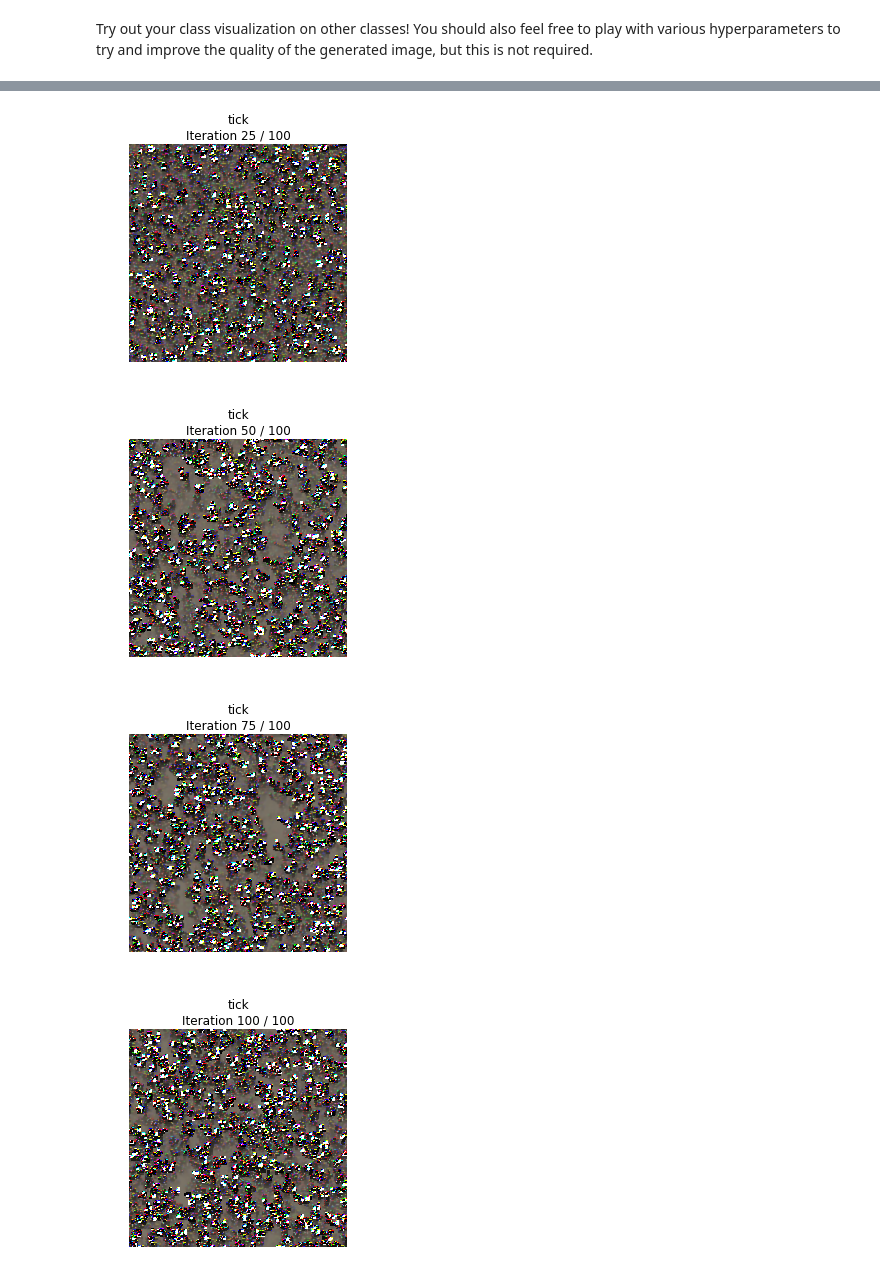
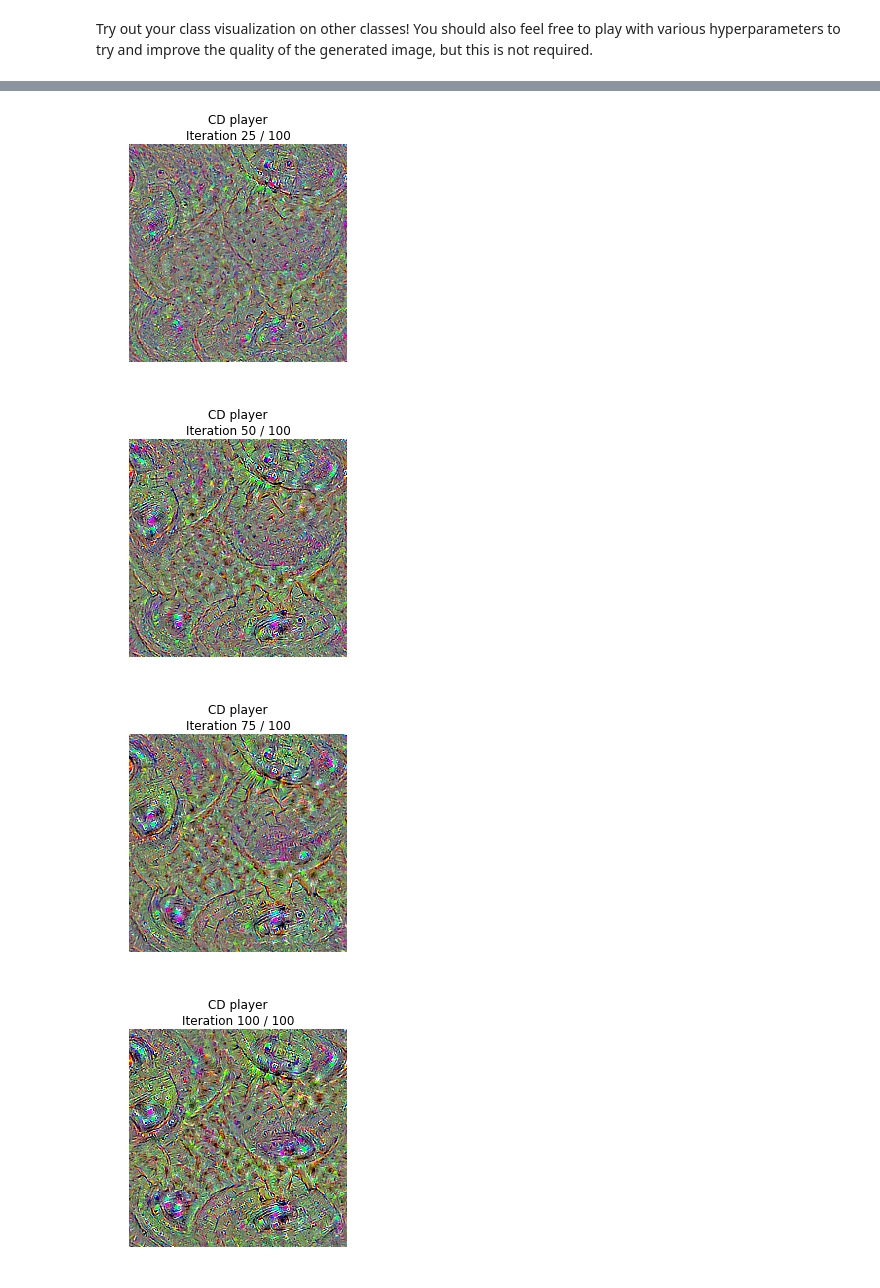
Before and after one commit to hbghhy/cs231_cv, a Jupyter notebook: assignment3/NetworkVisualization-TensorFlow.ipynb, the cells around one changed output, grey strips where cells are left out. Saved outputs shown, nothing was run; the diff lists cells and outputs as text; code cells hidden in the pictures.

```diff
--- a/assignment3/NetworkVisualization-TensorFlow.ipynb
+++ b/assignment3/NetworkVisualization-TensorFlow.ipynb
@@ -219,7 +219,7 @@ def make_fooling_image(X, target_y, model):
     grads = tf.gradients(score, model.image);
     while counter < maxIt:
         g = sess.run(grads, {model.image: X_fooling})
-        dX = learning_rate * g[0] / tf.norm(g[0])
+        dX = learning_rate * g[0] / tf.nn.l2_loss(g[0])
         X_fooling += dX.eval(session=sess)
         counter += 1
         if(counter%5==0):
@@ -355,7 +355,7 @@ def create_class_visualization(target_y, model, **kwargs):
     ########################################################################
     loss = None # scalar loss
     grad = None # gradient of loss with respect to model.image, same size as model.image
-    loss=(model.classifier[0, target_y]-l2_reg*tf.square(tf.norm(model.image)))
+    loss=(model.classifier[0, target_y]-l2_reg*tf.nn.l2_loss(model.image))
     grad=tf.gradients(loss,model.image)
     ############################################################################
     #                             END OF YOUR CODE                             #
@@ -414,12 +414,12 @@ out = create_class_visualization(target_y, model)
 # %% [markdown]
 Try out your class visualization on other classes! You should also feel free to play with various hyperparameters to try and improve the quality of the generated image, but this is not required.
 # %%
-target_y = 78 # Tick
+#target_y = 78 # Tick
 # target_y = 187 # Yorkshire Terrier
 # target_y = 683 # Oboe
 # target_y = 366 # Gorilla
 # target_y = 604 # Hourglass
-#target_y = np.random.randint(1000)
+target_y = np.random.randint(1000)
 print(class_names[target_y])
 X = create_class_visualization(target_y, model)
 # %% [output]
@@ -428,4 +428,4 @@ tick
-[figure, old version]
+[figure, new version]
-[figure, old version]
+[figure, new version]
-[figure, old version]
+[figure, new version]
-[figure, old version]
+[figure, new version]
```
Also changed, not shown: parts of 3 cells of this notebook.
